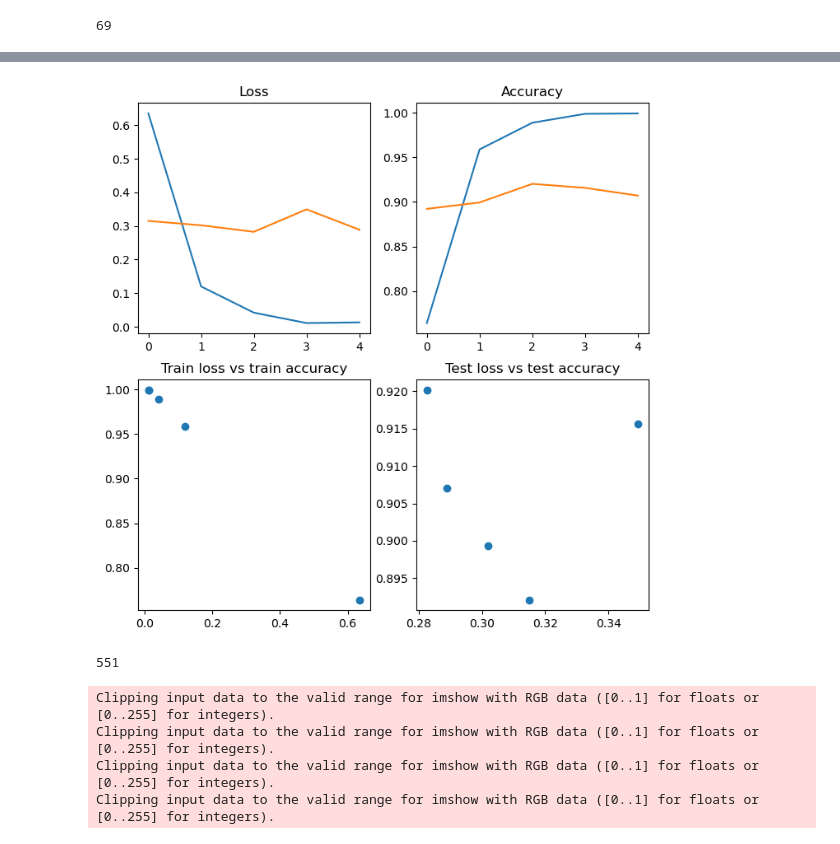
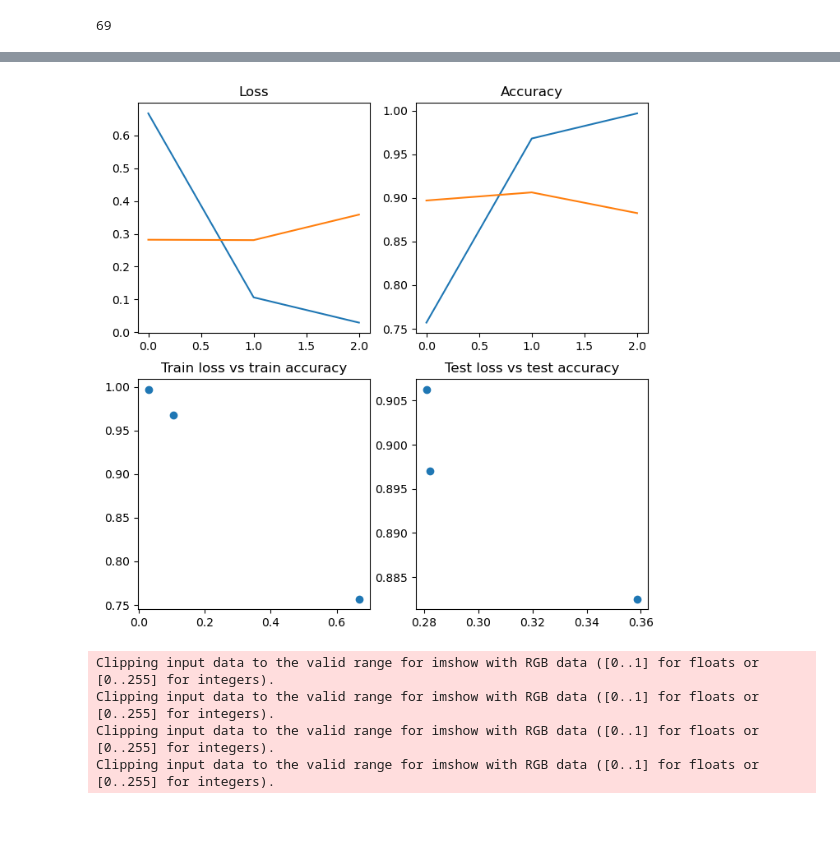
Before and after one commit to neddanedda/PyTorch_course, a Jupyter notebook: Flowers_five_classes.ipynb, the cells around one changed output, grey strips where cells are left out. Cells and saved outputs as stored; diff of their text form; code cells hidden in the pictures.

```diff
--- a/Flowers_five_classes.ipynb
+++ b/Flowers_five_classes.ipynb
@@ -1581,5 +1560,5 @@ import torchvision
 # %%
 weights = torchvision.models.VGG11_Weights.IMAGENET1K_V1
 # %%
-model_6 = torchvision.models.vgg11(weights=weights).to(device)
+model_7 = torchvision.models.vgg11(weights=weights).to(device)
 # %%
@@ -1602,7 +1581,7 @@ Sequential(
   (6): Linear(in_features=4096, out_features=1000, bias=True)
 )
 # %%
-model_6.classifier = nn.Sequential(
+model_7.classifier = nn.Sequential(
     nn.Linear(in_features=25088, out_features = 4096),
     nn.ReLU(inplace=True),
     nn.Dropout(p=0.5),
@@ -1610,7 +1589,7 @@ model_6.classifier = nn.Sequential(
     nn.ReLU(inplace=True),
     nn.Dropout(p=0.5),
     nn.Linear(in_features=4096, out_features = 5)).to(device)
-model_6.classifier
+model_7.classifier
 # %% [output]
 Sequential(
   (0): Linear(in_features=25088, out_features=4096, bias=True)
@@ -1656,6 +1635,6 @@ len(train_dataloader)
 69
 # %%
 loss_fn = nn.CrossEntropyLoss()
-optimizer = torch.optim.Adam(model_6.parameters(),
+optimizer = torch.optim.Adam(model_7.parameters(),
                              lr=0.0001)
 # %%
@@ -1676,11 +1696,11 @@ device
 # %%
-m6_start_time = timer()
-model_6_results = train(model_6,
+m7_start_time = timer()
+model_7_results = train(model_7,
                         train_dataloader,
                         test_dataloader,
                         optimizer,
-                        epochs=5,
+                        epochs=3,
                         device=device)
-m6_end_time = timer()
-print((m6_end_time-m6_start_time)/60)
+m7_end_time = timer()
+print((m7_end_time-m7_start_time)/60)
 # %% [output]
@@ -1698,13 +1711,9 @@ Train loss: 0.01322 | Train acc: 0.99909 | Test loss: 0.28883 | Test acc: 0.9069
 # %%
-plot_model_results(pd.DataFrame(model_6_results),8)
+plot_model_results(pd.DataFrame(model_7_results),8)
 # %% [output]
-[figure, old version]
+[figure, new version]
 # %%
 import random
-# %%
-len(test_data)
-# %% [output]
-551
 # %%
 plot_random_test(model_6,
                  test_data,
```
Also changed, not shown: parts of 54 cells of this notebook.
